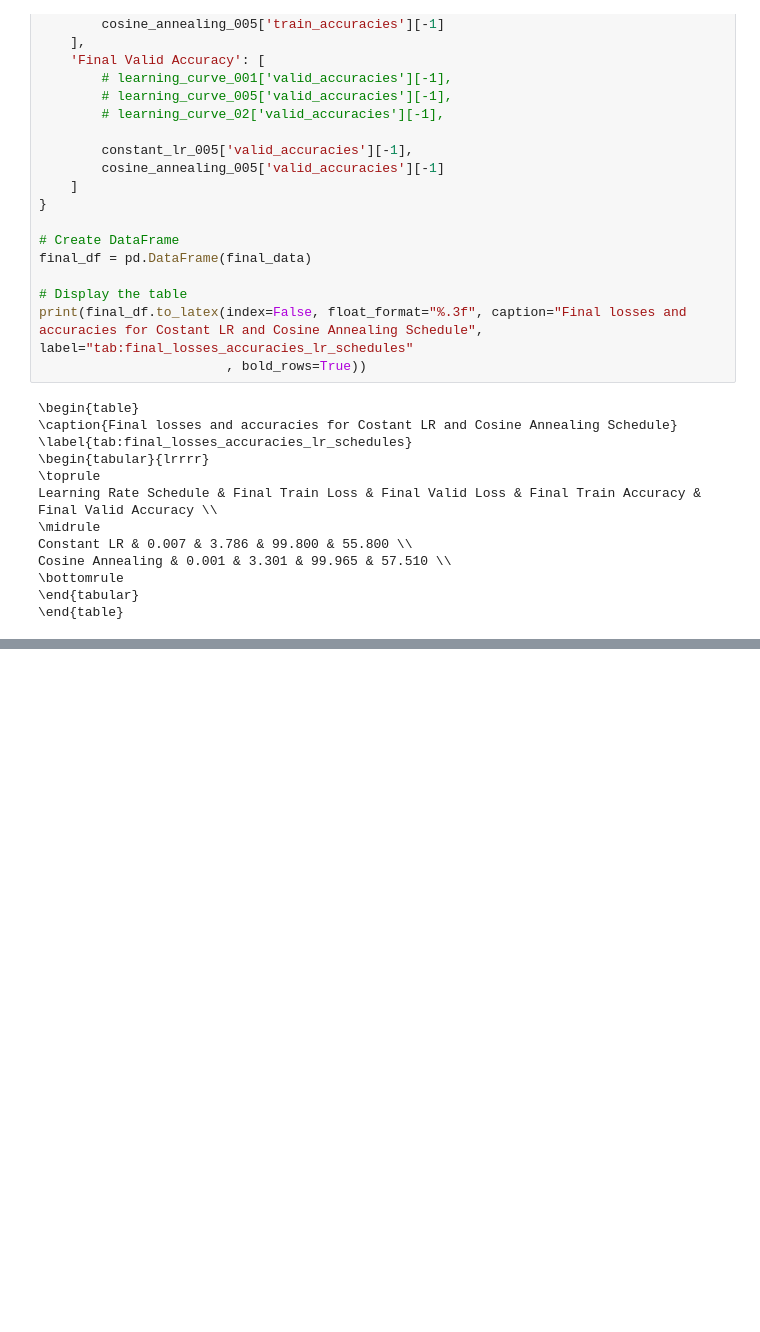
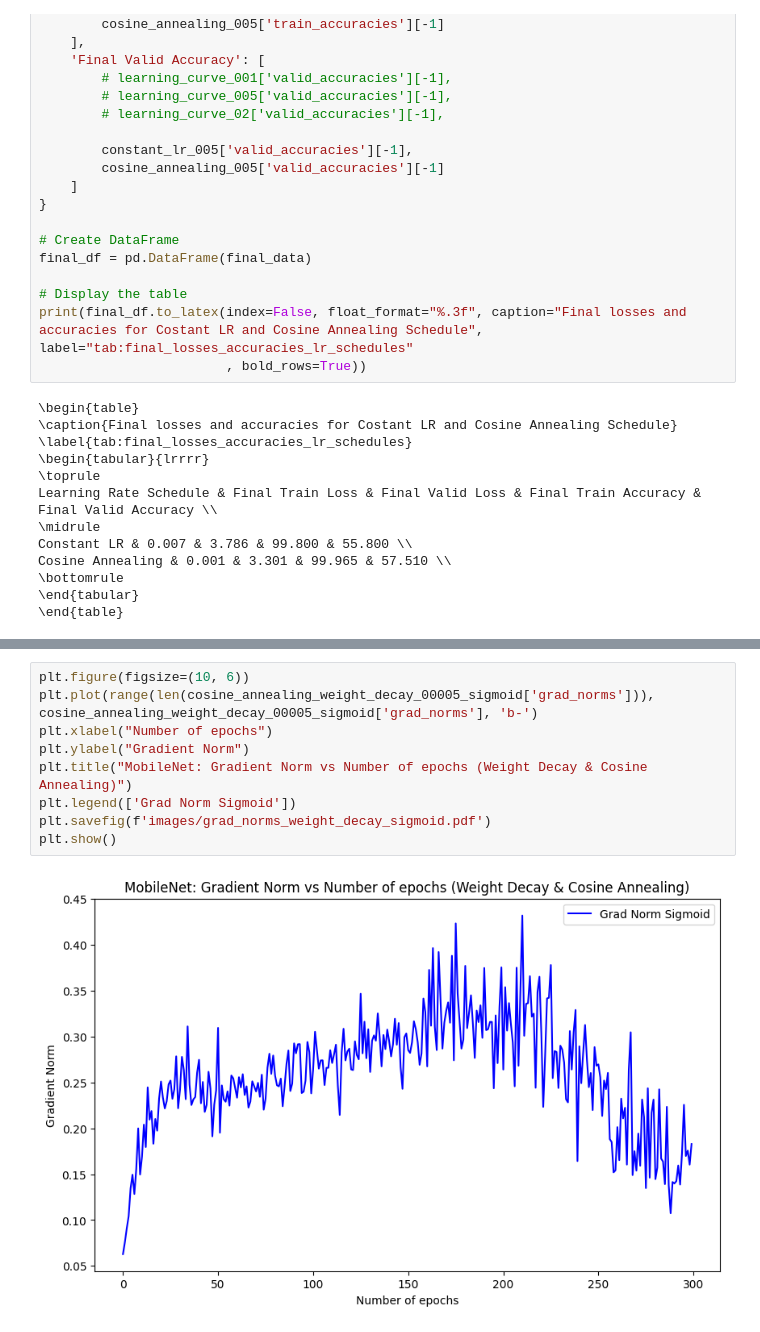
Before and after one commit to giangson19/ai6103_assignment, a Jupyter notebook: visualization.ipynb, the cells around one changed output, grey strips where cells are left out. Cells and saved outputs as stored; diff of their text form; blank space fills up the shorter version.

```diff
--- a/visualization.ipynb
+++ b/visualization.ipynb
@@ -253,0 +412,11 @@ Cosine Annealing & 0.001 & 3.301 & 99.965 & 57.510 \\
+# %%
+plt.figure(figsize=(10, 6))
+plt.plot(range(len(cosine_annealing_weight_decay_00005_sigmoid['grad_norms'])), cosine_annealing_weight_decay_00005_sigmoid['grad_norms'], 'b-')
+plt.xlabel("Number of epochs")
+plt.ylabel("Gradient Norm")
+plt.title("MobileNet: Gradient Norm vs Number of epochs (Weight Decay & Cosine Annealing)")
+plt.legend(['Grad Norm Sigmoid'])
+plt.savefig(f'images/grad_norms_weight_decay_sigmoid.pdf')
+plt.show()
+# %% [output]
+[figure, added]
```
Also changed, not shown: parts of 12 cells of this notebook, 5 other files.
